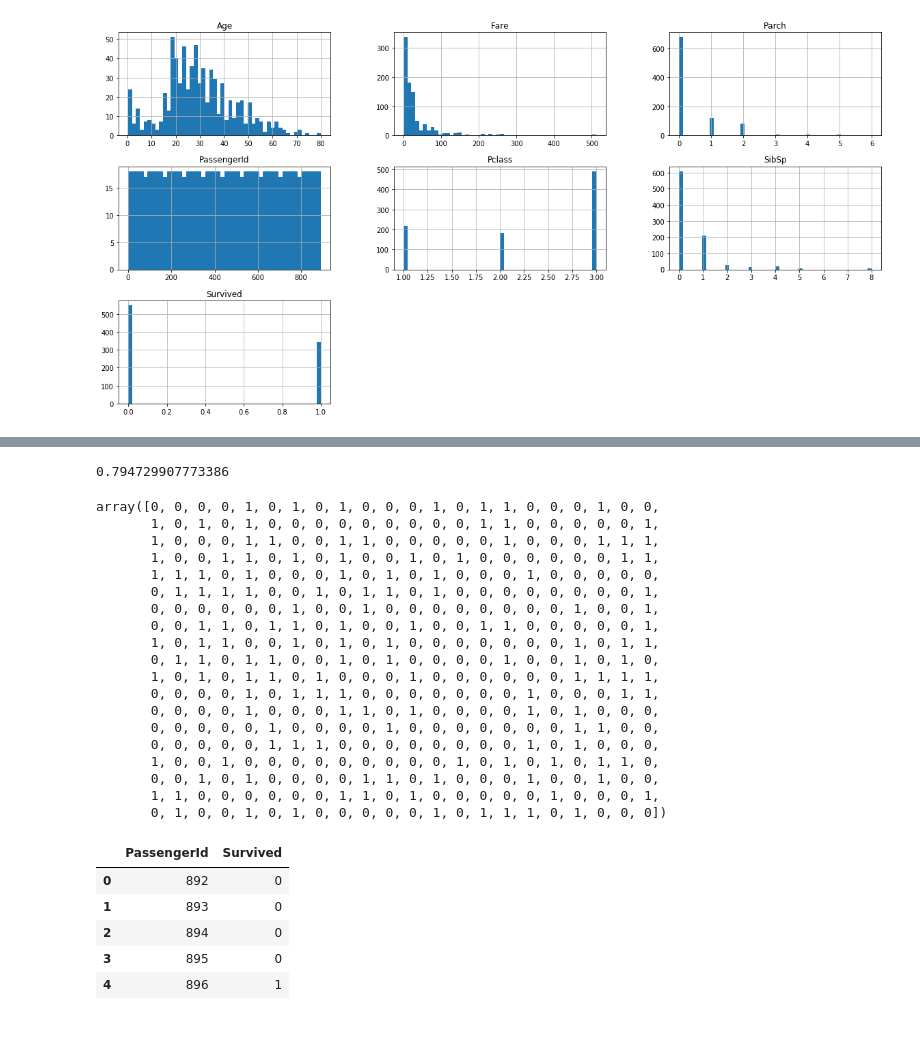
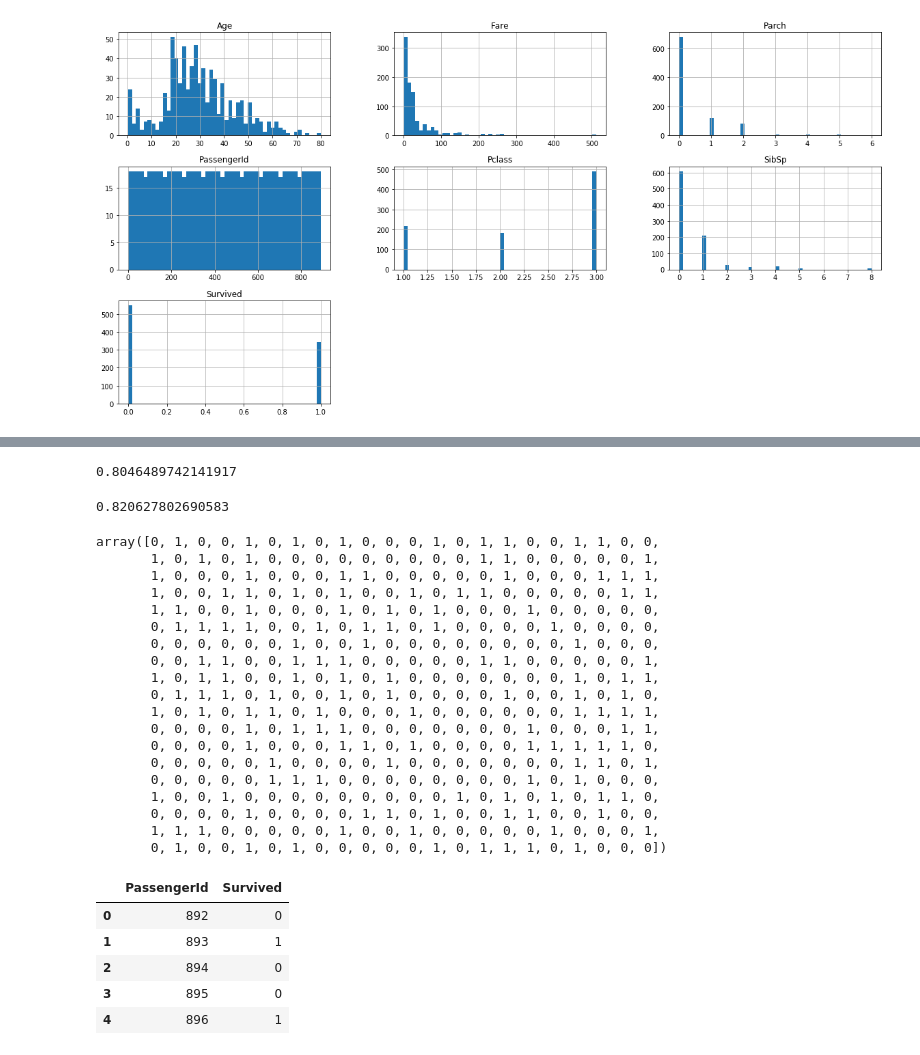
Before and after one commit to johannquerne/kaggle-titanic, a Jupyter notebook: Titanic2.ipynb, the cells around one changed output, grey strips where cells are left out. Saved outputs shown, nothing was run; the diff lists cells and outputs as text; code cells hidden in the pictures.

Commit message:
accuracy 0.8046489742141917

```diff
--- a/Titanic2.ipynb
+++ b/Titanic2.ipynb
@@ -195,7 +195,7 @@ def find_outliers_tukey(x):
 # %%
 #full_data.sort_values(by='Fare', ascending=False)
 # %%
-full_data = pd.get_dummies(full_data, columns=["Sex", "Title", "Ses", "Embarked", "Cabinzone", "Familytype", "Faregroup"])
-
+full_data = pd.get_dummies(full_data, columns=["Sex", "Title", "Ses", "Embarked", "Cabinzone", "Familytype"])
+#, "Faregroup"
 full_data.head()
 # %% [output]
@@ -219,6 +211,14 @@ from sklearn.preprocessing import PolynomialFeatures
 
 poly = PolynomialFeatures(2)
 full_data = poly.fit_transform(full_data)
+# %%
+from sklearn.preprocessing import StandardScaler, MinMaxScaler
+
+std_scale = StandardScaler().fit(full_data)
+full_data = std_scale.transform(full_data)
+
+minmax_scale = MinMaxScaler().fit(full_data)
+full_data = minmax_scale.transform(full_data)
 # %%
 full_data.shape
 # %% [output]
@@ -236,7 +236,7 @@ X_train_all = full_data[:891]
 
 X_train, X_test, y_train, y_test = train_test_split(X_train_all, y_train_all, random_state=23)
 
-forest_clf = RandomForestClassifier(random_state=42, min_samples_leaf=10, min_samples_split=40, n_estimators=10)
+forest_clf = RandomForestClassifier(random_state=42, min_samples_leaf=12, min_samples_split=40, n_estimators=10)
 scores = cross_val_score(forest_clf, X_train, y_train, cv=10, scoring='accuracy')
 scores.mean()
 # %% [output]
@@ -253,13 +253,15 @@ RandomForestClassifier(bootstrap=True, class_weight=None, criterion='gini',
 # %%
 scores = cross_val_score(forest_clf, X_test, y_test, cv=10, scoring='accuracy')
 scores.mean()
-
-#predictions_test = forest_clf.predict(X_test)
-#acc = accuracy_score(y_test, predictions_test)
-
-#acc
 # %% [output]
-0.794729907773386
+0.8046489742141917
+# %%
+predictions_test = forest_clf.predict(X_test)
+acc = accuracy_score(y_test, predictions_test)
+
+acc
+# %% [output]
+0.820627802690583
 # %%
 #XGBOOST
 
@@ -283,33 +285,33 @@ predictions = forest_clf.predict(X_test_all)
 
 predictions
 # %% [output]
-array([0, 0, 0, 0, 1, 0, 1, 0, 1, 0, 0, 0, 1, 0, 1, 1, 0, 0, 0, 1, 0, 0,
+array([0, 1, 0, 0, 1, 0, 1, 0, 1, 0, 0, 0, 1, 0, 1, 1, 0, 0, 1, 1, 0, 0,
        1, 0, 1, 0, 1, 0, 0, 0, 0, 0, 0, 0, 0, 0, 1, 1, 0, 0, 0, 0, 0, 1,
-       1, 0, 0, 0, 1, 1, 0, 0, 1, 1, 0, 0, 0, 0, 0, 1, 0, 0, 0, 1, 1, 1,
-       1, 0, 0, 1, 1, 0, 1, 0, 1, 0, 0, 1, 0, 1, 0, 0, 0, 0, 0, 0, 1, 1,
-       1, 1, 1, 0, 1, 0, 0, 0, 1, 0, 1, 0, 1, 0, 0, 0, 1, 0, 0, 0, 0, 0,
-       0, 1, 1, 1, 1, 0, 0, 1, 0, 1, 1, 0, 1, 0, 0, 0, 0, 0, 0, 0, 0, 1,
-       0, 0, 0, 0, 0, 0, 1, 0, 0, 1, 0, 0, 0, 0, 0, 0, 0, 0, 1, 0, 0, 1,
-       0, 0, 1, 1, 0, 1, 1, 0, 1, 0, 0, 1, 0, 0, 1, 1, 0, 0, 0, 0, 0, 1,
+       1, 0, 0, 0, 1, 0, 0, 0, 1, 1, 0, 0, 0, 0, 0, 1, 0, 0, 0, 1, 1, 1,
+       1, 0, 0, 1, 1, 0, 1, 0, 1, 0, 0, 1, 0, 1, 1, 0, 0, 0, 0, 0, 1, 1,
+       1, 1, 0, 0, 1, 0, 0, 0, 1, 0, 1, 0, 1, 0, 0, 0, 1, 0, 0, 0, 0, 0,
+       0, 1, 1, 1, 1, 0, 0, 1, 0, 1, 1, 0, 1, 0, 0, 0, 0, 1, 0, 0, 0, 0,
+       0, 0, 0, 0, 0, 0, 1, 0, 0, 1, 0, 0, 0, 0, 0, 0, 0, 0, 1, 0, 0, 0,
+       0, 0, 1, 1, 0, 0, 1, 1, 1, 0, 0, 0, 0, 0, 1, 1, 0, 0, 0, 0, 0, 1,
        1, 0, 1, 1, 0, 0, 1, 0, 1, 0, 1, 0, 0, 0, 0, 0, 0, 0, 1, 0, 1, 1,
-       0, 1, 1, 0, 1, 1, 0, 0, 1, 0, 1, 0, 0, 0, 0, 1, 0, 0, 1, 0, 1, 0,
+       0, 1, 1, 1, 0, 1, 0, 0, 1, 0, 1, 0, 0, 0, 0, 1, 0, 0, 1, 0, 1, 0,
        1, 0, 1, 0, 1, 1, 0, 1, 0, 0, 0, 1, 0, 0, 0, 0, 0, 0, 1, 1, 1, 1,
        0, 0, 0, 0, 1, 0, 1, 1, 1, 0, 0, 0, 0, 0, 0, 0, 1, 0, 0, 0, 1, 1,
-       0, 0, 0, 0, 1, 0, 0, 0, 1, 1, 0, 1, 0, 0, 0, 0, 1, 0, 1, 0, 0, 0,
-       0, 0, 0, 0, 0, 1, 0, 0, 0, 0, 1, 0, 0, 0, 0, 0, 0, 0, 1, 1, 0, 0,
+       0, 0, 0, 0, 1, 0, 0, 0, 1, 1, 0, 1, 0, 0, 0, 0, 1, 1, 1, 1, 1, 0,
+       0, 0, 0, 0, 0, 1, 0, 0, 0, 0, 1, 0, 0, 0, 0, 0, 0, 0, 1, 1, 0, 1,
        0, 0, 0, 0, 0, 1, 1, 1, 0, 0, 0, 0, 0, 0, 0, 0, 1, 0, 1, 0, 0, 0,
        1, 0, 0, 1, 0, 0, 0, 0, 0, 0, 0, 0, 0, 1, 0, 1, 0, 1, 0, 1, 1, 0,
-       0, 0, 1, 0, 1, 0, 0, 0, 0, 1, 1, 0, 1, 0, 0, 0, 1, 0, 0, 1, 0, 0,
-       1, 1, 0, 0, 0, 0, 0, 0, 1, 1, 0, 1, 0, 0, 0, 0, 0, 1, 0, 0, 0, 1,
+       0, 0, 0, 0, 1, 0, 0, 0, 0, 1, 1, 0, 1, 0, 0, 1, 1, 0, 0, 1, 0, 0,
+       1, 1, 1, 0, 0, 0, 0, 0, 1, 0, 0, 1, 0, 0, 0, 0, 0, 1, 0, 0, 0, 1,
        0, 1, 0, 0, 1, 0, 1, 0, 0, 0, 0, 0, 1, 0, 1, 1, 1, 0, 1, 0, 0, 0])
 # %%
 output = pd.DataFrame({ 'PassengerId' : ids, 'Survived': predictions })
-output.to_csv('titanic-xgboost-predictions.csv', index = False)
+output.to_csv('titanic-predictions.csv', index = False)
 output.head()
 # %% [output]
 |  | PassengerId | Survived |
 | 0 | 892 | 0 |
-| 1 | 893 | 0 |
+| 1 | 893 | 1 |
 | 2 | 894 | 0 |
 | 3 | 895 | 0 |
 | 4 | 896 | 1 |
```
Also changed, not shown: parts of 7 cells of this notebook.
